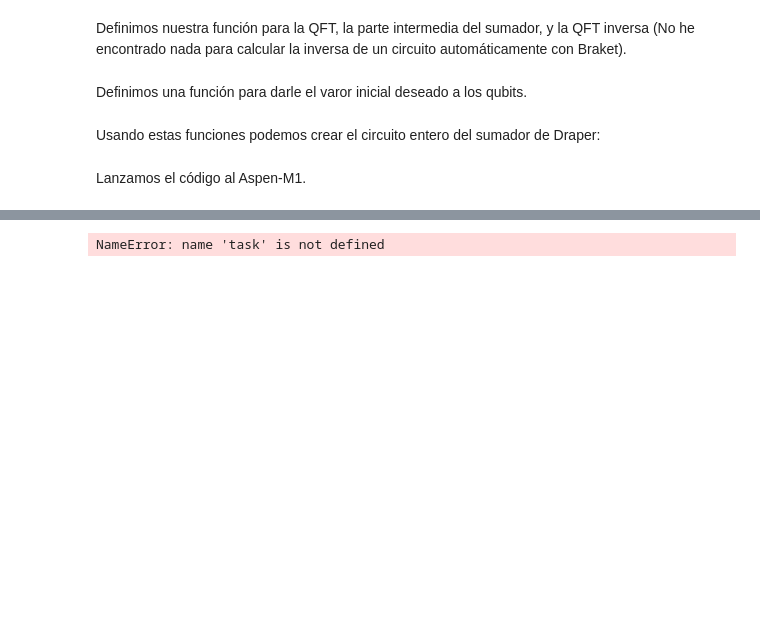
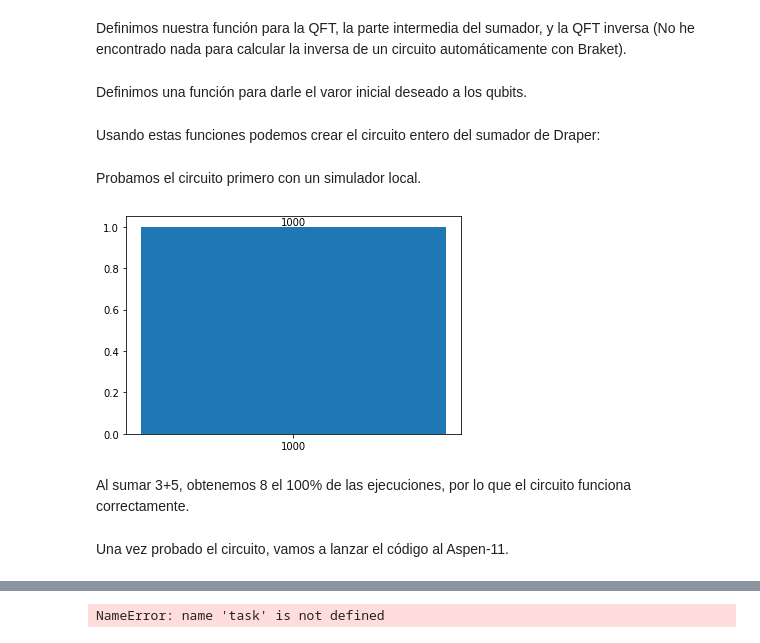
Before and after one commit to gulis1/APCC, a Jupyter notebook: Practica3/Ejercicio4.ipynb, the cells around one changed output, grey strips where cells are left out. Drawn from its saved outputs; the diff is of its cells as text; code cells hidden in the pictures; blank space fills up the shorter version.

```diff
--- a/Practica3/Ejercicio4.ipynb
+++ b/Practica3/Ejercicio4.ipynb
@@ -217,5 +223,15 @@ result.get_counts()
 # %% [markdown]
 ### Braket - QFT
+# %%
+import matplotlib.pyplot as plt
+
+def plot_histogram2(result: dict) -> None:
+
+    counts = sorted(result.items(), key=lambda x: x[0])
+    keys = [str(x[0]) for x in counts]
+    values = [x[1] for x in counts]
+
+    plt.bar_label(plt.bar(keys, [x / 1000 for x in values]), values)
 # %% [markdown]
 Definimos nuestra función para la QFT, la parte intermedia del sumador, y la QFT inversa (No he encontrado nada para calcular la inversa de un circuito automáticamente con Braket).
 # %%
@@ -273,5 +292,21 @@ adder(aspen_circ, N)
 
 # Deshacemos la QFT del primer operando.
 IQFT(aspen_circ, N)
-# %% [markdown]
-Lanzamos el código al Aspen-M1.
+# %% [markdown]
+Probamos el circuito primero con un simulador local.
+# %%
+from braket.devices import LocalSimulator
+from collections import Counter
+
+sim = LocalSimulator()
+measurements = sim.run(aspen_circ, shots=1000).result().measurements
+
+# Nos quedamos solo con las mediciones de los primero 4 qubits.
+results = Counter([''.join(str(i) for i in x[:4]) for x in measurements])
+plot_histogram2(results)
+# %% [output]
+[figure, added]
+# %% [markdown]
+Al sumar 3+5, obtenemos 8 el 100% de las ejecuciones, por lo que el circuito funciona correctamente.
+# %% [markdown]
+Una vez probado el circuito, vamos a lanzar el código al Aspen-11.
```
Also changed, not shown: parts of 23 cells of this notebook.
